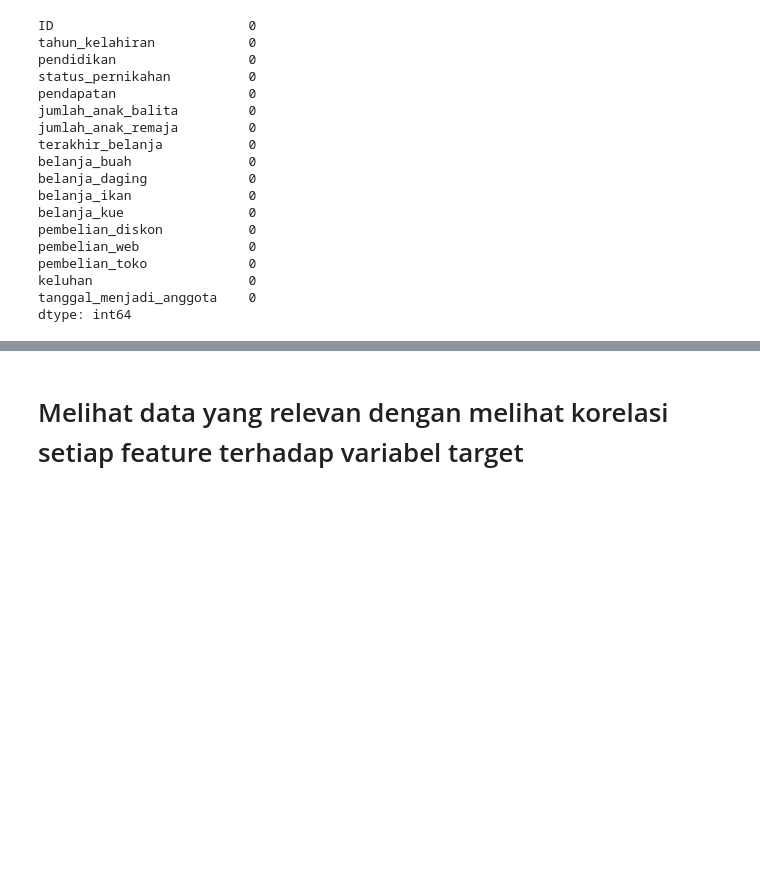
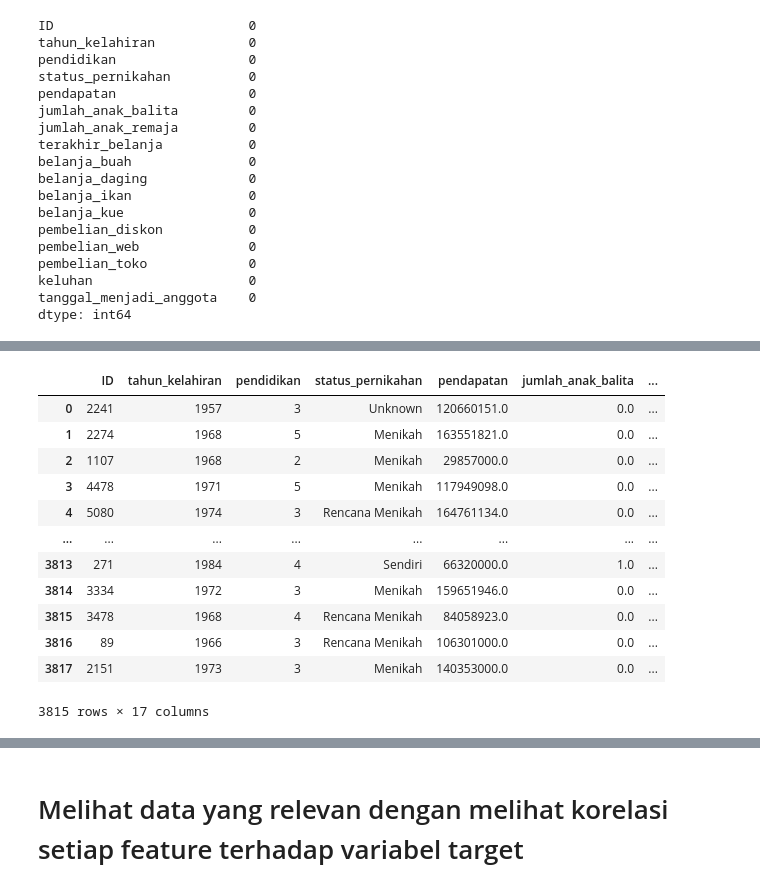
Before and after one commit to triskaaaw/prediction, a Jupyter notebook: prediction.ipynb, the cells around one changed output, grey strips where cells are left out. Saved outputs shown, nothing was run; the diff lists cells and outputs as text; code cells hidden in the pictures; blank space fills up the shorter version.

```diff
--- a/prediction.ipynb
+++ b/prediction.ipynb
@@ -458,2 +335,0 @@ test['pendidikan'].mode()
-# %%
-test['pendidikan'] = test['pendidikan'].str.replace('5', 'Sarjana')
@@ -462,2 +335,0 @@ test['status_pernikahan'].mode()
-# %%
-test['status_pernikahan'] = test['status_pernikahan'].str.replace('5', 'Rencana Menikah')
@@ -480,3 +417,21 @@ train_features.head()
+# %%
+# Encode kolom 'pendidikan' menggunakan mapping
+test['pendidikan'] = test['pendidikan'].map(mapping_pendidikan)
+test
+# %% [output]
+|  | ID | tahun_kelahiran | pendidikan | status_pernikahan | pendapatan | jumlah_anak_balita | ... |
+| 0 | 2241 | 1957 | 3 | Unknown | 120660151.0 | 0.0 | ... |
+| 1 | 2274 | 1968 | 5 | Menikah | 163551821.0 | 0.0 | ... |
+| 2 | 1107 | 1968 | 2 | Menikah | 29857000.0 | 0.0 | ... |
+| 3 | 4478 | 1971 | 5 | Menikah | 117949098.0 | 0.0 | ... |
+| 4 | 5080 | 1974 | 3 | Rencana Menikah | 164761134.0 | 0.0 | ... |
+| ... | ... | ... | ... | ... | ... | ... | ... |
+| 3813 | 271 | 1984 | 4 | Sendiri | 66320000.0 | 1.0 | ... |
+| 3814 | 3334 | 1972 | 3 | Menikah | 159651946.0 | 0.0 | ... |
+| 3815 | 3478 | 1968 | 4 | Rencana Menikah | 84058923.0 | 0.0 | ... |
+| 3816 | 89 | 1966 | 3 | Rencana Menikah | 106301000.0 | 0.0 | ... |
+| 3817 | 2151 | 1973 | 3 | Menikah | 140353000.0 | 0.0 | ... |
+3815 rows × 17 columns
 # %%
 # Buat dictionary untuk mapping nilai status_pernikahan ke angka
 mapping_status = {'Sendiri': 1, 'Rencana Menikah': 2, 'Menikah': 3, 'Cerai': 4,
```
Also changed, not shown: parts of 68 cells of this notebook.
